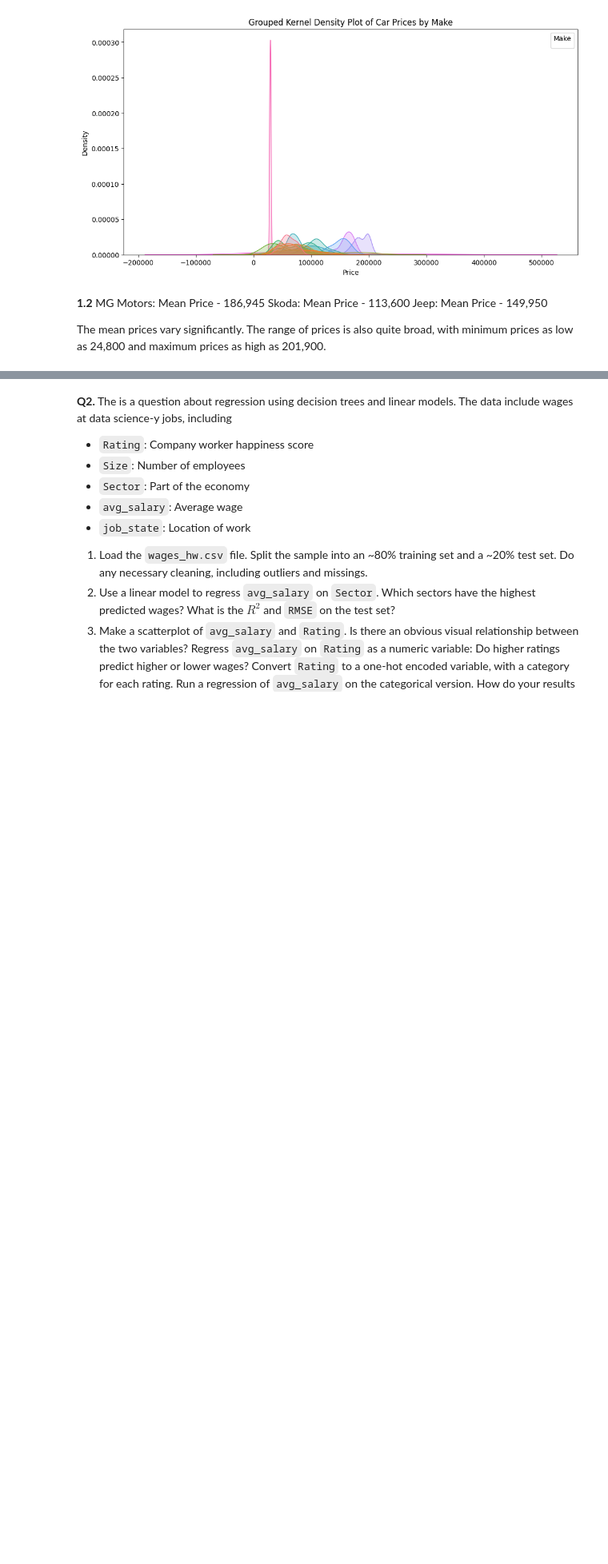
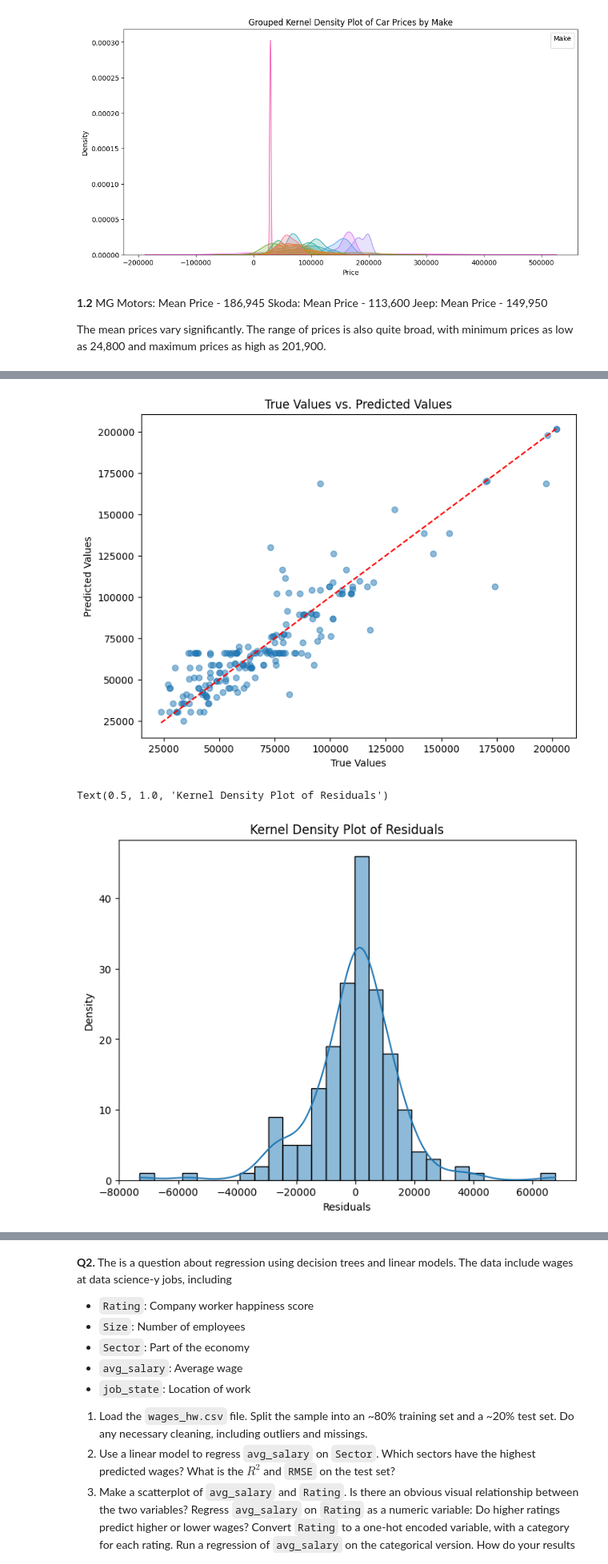
Before and after one commit to zoevw/assignment4, a Jupyter notebook: assignment4.ipynb, the cells around one changed output, grey strips where cells are left out. Shown at 80% size. Drawn from its saved outputs; the diff is of its cells as text; code cells hidden in the pictures; blank space fills up the shorter version.

```diff
--- a/assignment4.ipynb
+++ b/assignment4.ipynb
@@ -144,0 +347,28 @@ ValueError: ignored
+# %%
+#1.8
+best_tree = DecisionTreeRegressor(max_depth=8, random_state=42)
+best_tree.fit(X_train_encoded, y_train)
+
+y_pred_tree = best_tree.predict(X_test_encoded)
+
+# Plot predicted values vs. true values
+plt.figure(figsize=(8, 6))
+plt.scatter(y_test, y_pred_tree, alpha=0.5)
+plt.xlabel("True Values")
+plt.ylabel("Predicted Values")
+plt.title("True Values vs. Predicted Values")
+plt.plot([min(y_test), max(y_test)], [min(y_test), max(y_test)], linestyle='--', color='red')
+plt.show()
+
+
+residuals = y_test - y_pred_tree
+
+plt.figure(figsize=(8, 6))
+sns.histplot(residuals, kde=True)
+plt.xlabel("Residuals")
+plt.ylabel("Density")
+plt.title("Kernel Density Plot of Residuals")
+# %% [output]
+[figure, added]
+Text(0.5, 1.0, 'Kernel Density Plot of Residuals')
+[figure, added]
```
Also changed, not shown: parts of 9 cells of this notebook.
